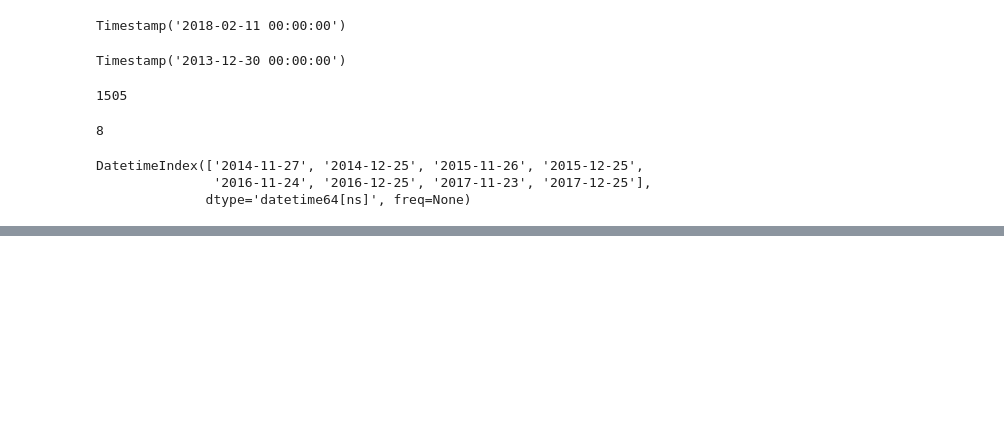
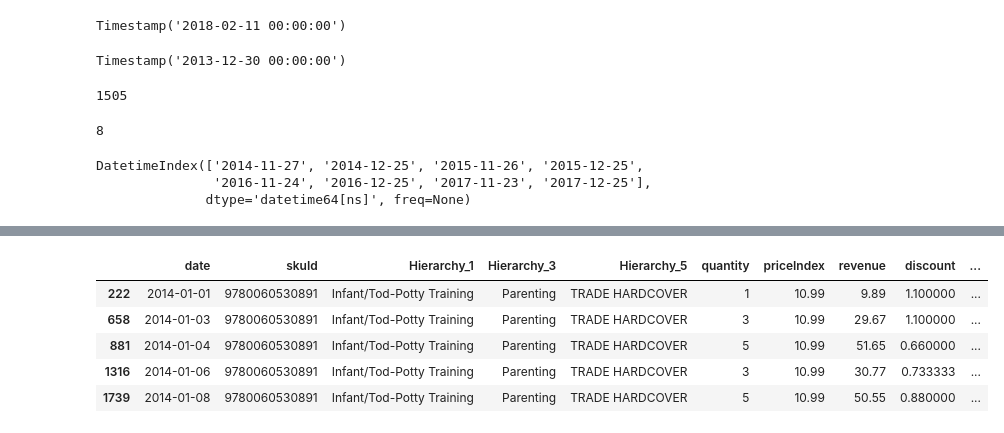
Before and after one commit to nsudhanva/target-hr-hackathon, a Jupyter notebook: main/trial.ipynb, the cells around one changed output, grey strips where cells are left out. Cells and saved outputs as stored; diff of their text form; code cells hidden in the pictures; blank space fills up the shorter version.

```diff
--- a/main/trial.ipynb
+++ b/main/trial.ipynb
@@ -132,0 +149,10 @@ DatetimeIndex(['2014-11-27', '2014-12-25', '2015-11-26', '2015-12-25',
+# %%
+df_2014_discount = df_2014[(df_2014['skuId'] == 9780060530891) & (df_2014['discount'] > 0)]
+df_2014_discount.head()
+# %% [output]
+|  | date | skuId | Hierarchy_1 | Hierarchy_3 | Hierarchy_5 | quantity | priceIndex | revenue | discount | ... |
+| 222 | 2014-01-01 | 9780060530891 | Infant/Tod-Potty Training | Parenting | TRADE HARDCOVER | 1 | 10.99 | 9.89 | 1.100000 | ... |
+| 658 | 2014-01-03 | 9780060530891 | Infant/Tod-Potty Training | Parenting | TRADE HARDCOVER | 3 | 10.99 | 29.67 | 1.100000 | ... |
+| 881 | 2014-01-04 | 9780060530891 | Infant/Tod-Potty Training | Parenting | TRADE HARDCOVER | 5 | 10.99 | 51.65 | 0.660000 | ... |
+| 1316 | 2014-01-06 | 9780060530891 | Infant/Tod-Potty Training | Parenting | TRADE HARDCOVER | 3 | 10.99 | 30.77 | 0.733333 | ... |
+| 1739 | 2014-01-08 | 9780060530891 | Infant/Tod-Potty Training | Parenting | TRADE HARDCOVER | 5 | 10.99 | 50.55 | 0.880000 | ... |
```
Also changed, not shown: parts of 8 cells of this notebook.
